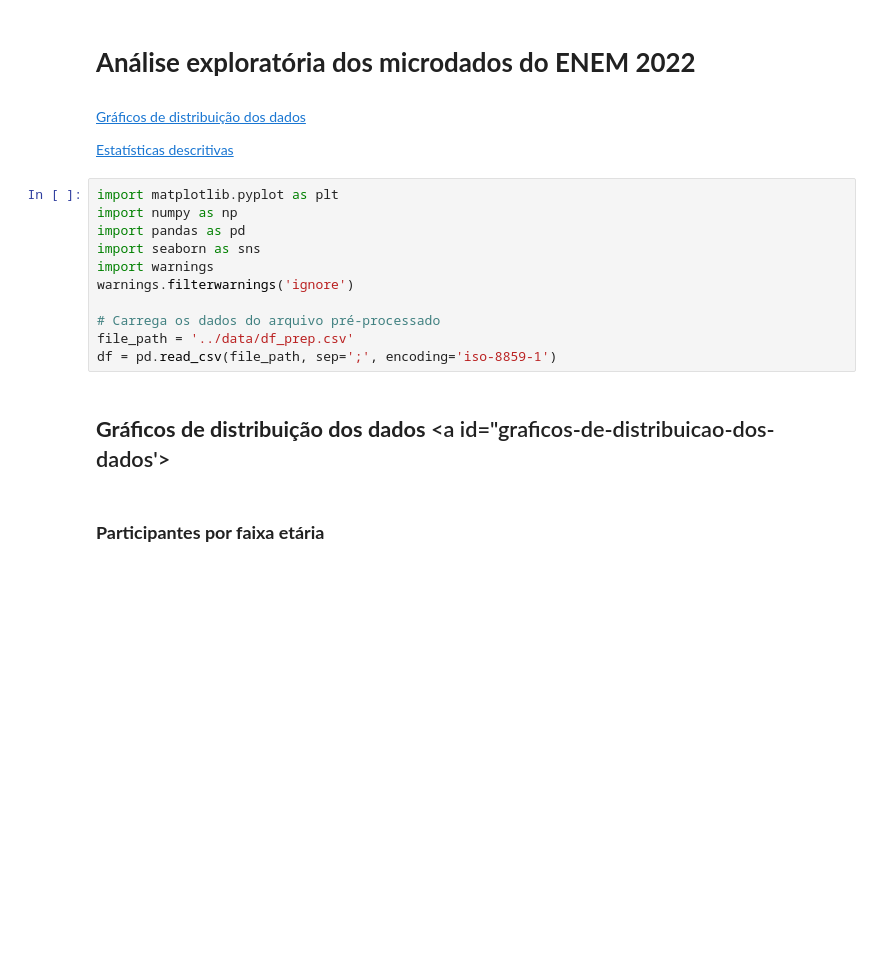
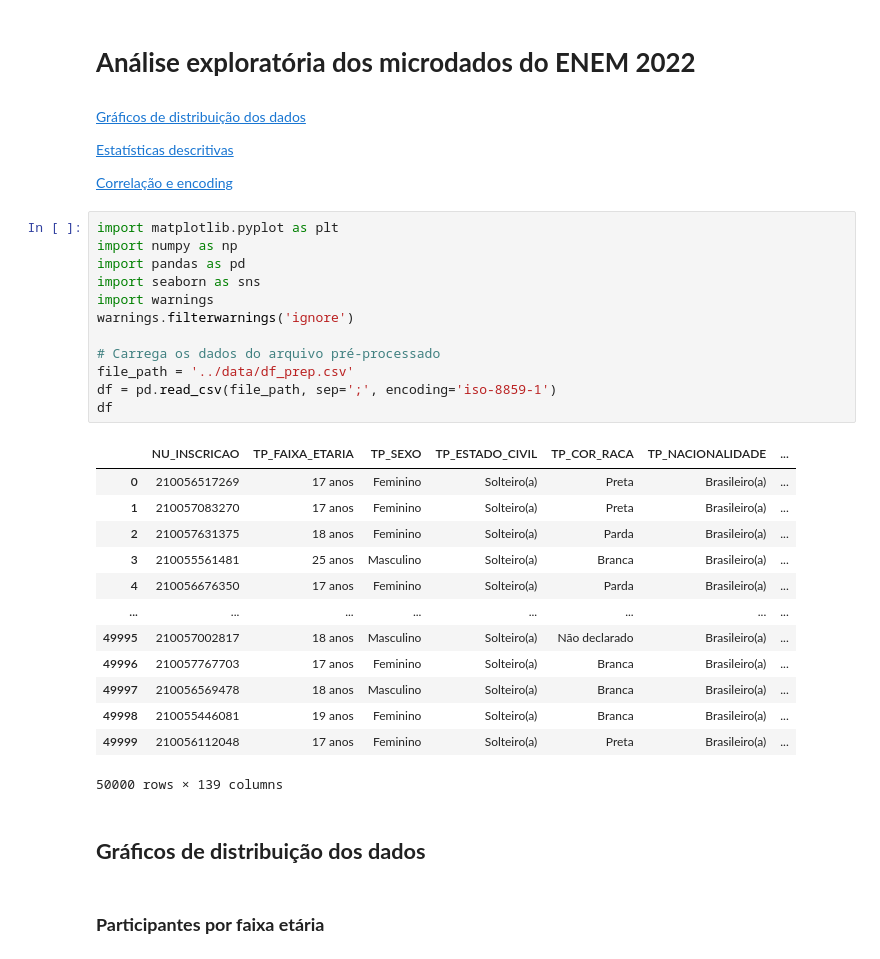
Before and after one commit to jrsuri/enem-analytics, a Jupyter notebook: notebooks/02 - EDA.ipynb, the cells around one changed output. Drawn from its saved outputs; the diff is of its cells as text; blank space fills up the shorter version.

```diff
--- a/notebooks/02 - EDA.ipynb
+++ b/notebooks/02 - EDA.ipynb
@@ -4,19 +4,36 @@
 [Gráficos de distribuição dos dados](#graficos-de-distribuicao-dos-dados)
 
 [Estatísticas descritivas](#estatisticas-descritivas)
+
+[Correlação e encoding](#correlacao)
 # %%
 import matplotlib.pyplot as plt
 import numpy as np
 import pandas as pd
 import seaborn as sns
 import warnings
 warnings.filterwarnings('ignore')
 
 # Carrega os dados do arquivo pré-processado
 file_path = '../data/df_prep.csv'
 df = pd.read_csv(file_path, sep=';', encoding='iso-8859-1')
+df
+# %% [output]
+|  | NU_INSCRICAO | TP_FAIXA_ETARIA | TP_SEXO | TP_ESTADO_CIVIL | TP_COR_RACA | TP_NACIONALIDADE | ... |
+| 0 | 210056517269 | 17 anos | Feminino | Solteiro(a) | Preta | Brasileiro(a) | ... |
+| 1 | 210057083270 | 17 anos | Feminino | Solteiro(a) | Preta | Brasileiro(a) | ... |
+| 2 | 210057631375 | 18 anos | Feminino | Solteiro(a) | Parda | Brasileiro(a) | ... |
+| 3 | 210055561481 | 25 anos | Masculino | Solteiro(a) | Branca | Brasileiro(a) | ... |
+| 4 | 210056676350 | 17 anos | Feminino | Solteiro(a) | Parda | Brasileiro(a) | ... |
+| ... | ... | ... | ... | ... | ... | ... | ... |
+| 49995 | 210057002817 | 18 anos | Masculino | Solteiro(a) | Não declarado | Brasileiro(a) | ... |
+| 49996 | 210057767703 | 17 anos | Feminino | Solteiro(a) | Branca | Brasileiro(a) | ... |
+| 49997 | 210056569478 | 18 anos | Masculino | Solteiro(a) | Branca | Brasileiro(a) | ... |
+| 49998 | 210055446081 | 19 anos | Feminino | Solteiro(a) | Branca | Brasileiro(a) | ... |
+| 49999 | 210056112048 | 17 anos | Feminino | Solteiro(a) | Preta | Brasileiro(a) | ... |
+50000 rows × 139 columns
 # %% [markdown]
-## **Gráficos de distribuição dos dados** <a id="graficos-de-distribuicao-dos-dados'></a>
+## **Gráficos de distribuição dos dados** <a id='graficos-de-distribuicao-dos-dados'></a>
 # %% [markdown]
 ### **Participantes por faixa etária**
 # %%
```
Also changed, not shown: parts of 4 cells of this notebook, 3 other files.
